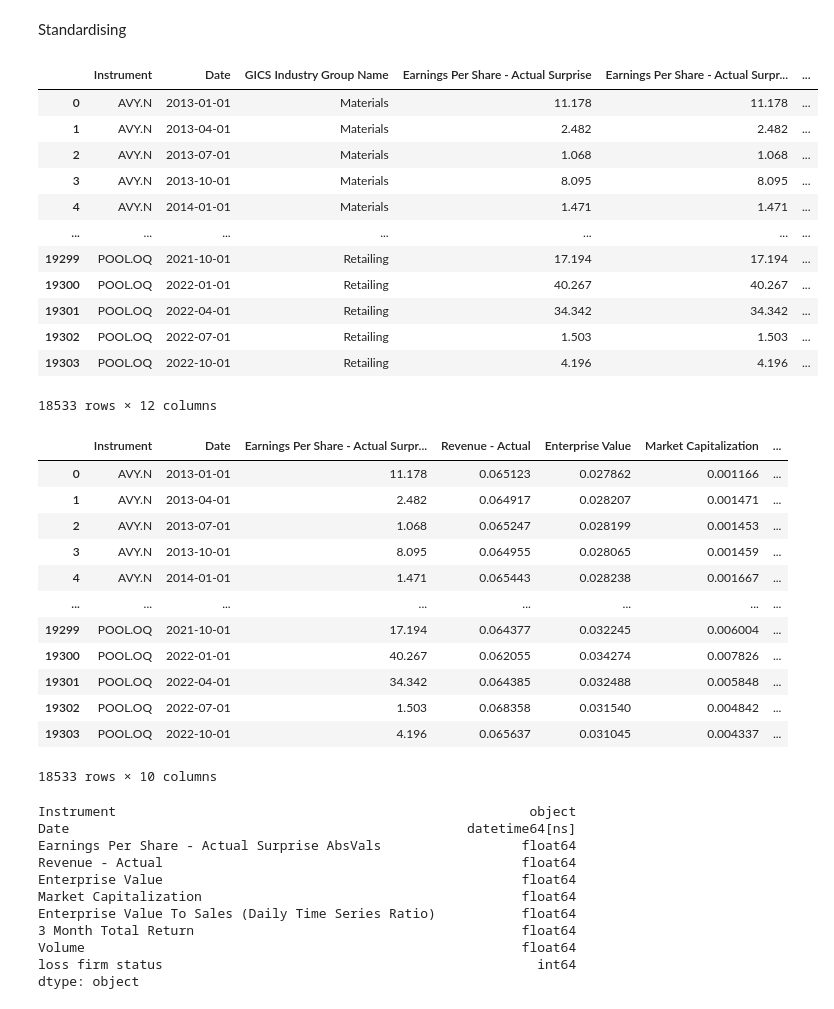
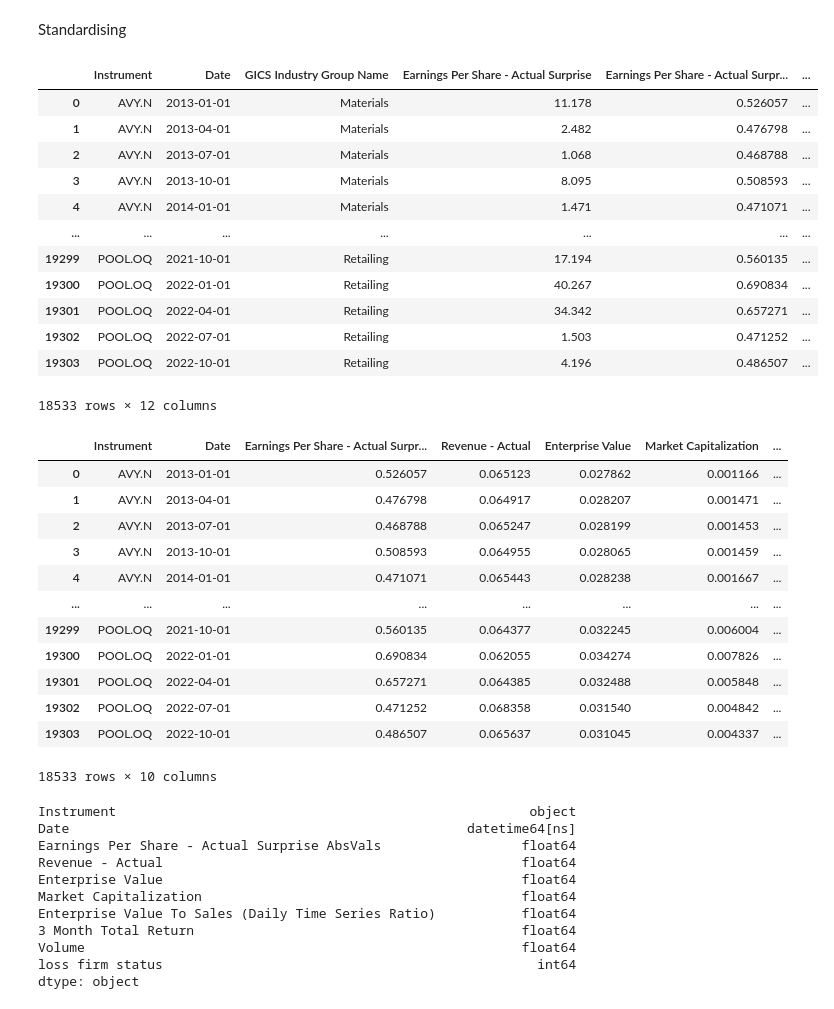
Before and after one commit to yummypugs/GSFM_AnalystForecasts, a Jupyter notebook: 3.5.0_XGBoost.ipynb, the cells around one changed output. Drawn from its saved outputs; the diff is of its cells as text; code cells hidden in the pictures.

```diff
--- a/3.5.0_XGBoost.ipynb
+++ b/3.5.0_XGBoost.ipynb
@@ -86,28 +86,28 @@ df_clean
 Standardising
 # %%
 rescale = df_clean
-#rescale["Earnings Per Share - Actual Surprise AbsVals"] = MinMaxScaler().fit_transform(np.array(rescale["Earnings Per Share - Actual Surprise"]).reshape(-1,1))
+rescale["Earnings Per Share - Actual Surprise AbsVals"] = MinMaxScaler().fit_transform(np.array(rescale["Earnings Per Share - Actual Surprise"]).reshape(-1,1))
 rescale["Revenue - Actual"] = MinMaxScaler().fit_transform(np.array(rescale["Revenue - Actual"]).reshape(-1,1))
 rescale["Enterprise Value"] = MinMaxScaler().fit_transform(np.array(rescale["Enterprise Value"]).reshape(-1,1))
 rescale["Market Capitalization"] = MinMaxScaler().fit_transform(np.array(rescale["Market Capitalization"]).reshape(-1,1))
 rescale["Enterprise Value To Sales (Daily Time Series Ratio)"] = MinMaxScaler().fit_transform(np.array(rescale["Enterprise Value To Sales (Daily Time Series Ratio)"]).reshape(-1,1))
 rescale["3 Month Total Return"] = MinMaxScaler().fit_transform(np.array(rescale["3 Month Total Return"]).reshape(-1,1))
 rescale["Volume"] = MinMaxScaler().fit_transform(np.array(rescale["Volume"]).reshape(-1,1))
 df_clean = rescale
 df_clean
 # %% [output]
 |  | Instrument | Date | GICS Industry Group Name | Earnings Per Share - Actual Surprise | Earnings Per Share - Actual Surpr... | ... |
-| 0 | AVY.N | 2013-01-01 | Materials | 11.178 | 11.178 | ... |
-| 1 | AVY.N | 2013-04-01 | Materials | 2.482 | 2.482 | ... |
-| 2 | AVY.N | 2013-07-01 | Materials | 1.068 | 1.068 | ... |
-| 3 | AVY.N | 2013-10-01 | Materials | 8.095 | 8.095 | ... |
-| 4 | AVY.N | 2014-01-01 | Materials | 1.471 | 1.471 | ... |
+| 0 | AVY.N | 2013-01-01 | Materials | 11.178 | 0.526057 | ... |
+| 1 | AVY.N | 2013-04-01 | Materials | 2.482 | 0.476798 | ... |
+| 2 | AVY.N | 2013-07-01 | Materials | 1.068 | 0.468788 | ... |
+| 3 | AVY.N | 2013-10-01 | Materials | 8.095 | 0.508593 | ... |
+| 4 | AVY.N | 2014-01-01 | Materials | 1.471 | 0.471071 | ... |
 | ... | ... | ... | ... | ... | ... | ... |
-| 19299 | POOL.OQ | 2021-10-01 | Retailing | 17.194 | 17.194 | ... |
-| 19300 | POOL.OQ | 2022-01-01 | Retailing | 40.267 | 40.267 | ... |
-| 19301 | POOL.OQ | 2022-04-01 | Retailing | 34.342 | 34.342 | ... |
-| 19302 | POOL.OQ | 2022-07-01 | Retailing | 1.503 | 1.503 | ... |
-| 19303 | POOL.OQ | 2022-10-01 | Retailing | 4.196 | 4.196 | ... |
+| 19299 | POOL.OQ | 2021-10-01 | Retailing | 17.194 | 0.560135 | ... |
+| 19300 | POOL.OQ | 2022-01-01 | Retailing | 40.267 | 0.690834 | ... |
+| 19301 | POOL.OQ | 2022-04-01 | Retailing | 34.342 | 0.657271 | ... |
+| 19302 | POOL.OQ | 2022-07-01 | Retailing | 1.503 | 0.471252 | ... |
+| 19303 | POOL.OQ | 2022-10-01 | Retailing | 4.196 | 0.486507 | ... |
 18533 rows × 12 columns
 # %%
 # df_clean['Instrument'] = df_clean['Instrument'].astype('category')
@@ -122,17 +122,17 @@ df_clean =df_clean.drop("Earnings Per Share - Actual Surprise", axis=1)
 df_clean
 # %% [output]
 |  | Instrument | Date | Earnings Per Share - Actual Surpr... | Revenue - Actual | Enterprise Value | Market Capitalization | ... |
-| 0 | AVY.N | 2013-01-01 | 11.178 | 0.065123 | 0.027862 | 0.001166 | ... |
-| 1 | AVY.N | 2013-04-01 | 2.482 | 0.064917 | 0.028207 | 0.001471 | ... |
-| 2 | AVY.N | 2013-07-01 | 1.068 | 0.065247 | 0.028199 | 0.001453 | ... |
-| 3 | AVY.N | 2013-10-01 | 8.095 | 0.064955 | 0.028065 | 0.001459 | ... |
-| 4 | AVY.N | 2014-01-01 | 1.471 | 0.065443 | 0.028238 | 0.001667 | ... |
+| 0 | AVY.N | 2013-01-01 | 0.526057 | 0.065123 | 0.027862 | 0.001166 | ... |
+| 1 | AVY.N | 2013-04-01 | 0.476798 | 0.064917 | 0.028207 | 0.001471 | ... |
+| 2 | AVY.N | 2013-07-01 | 0.468788 | 0.065247 | 0.028199 | 0.001453 | ... |
+| 3 | AVY.N | 2013-10-01 | 0.508593 | 0.064955 | 0.028065 | 0.001459 | ... |
+| 4 | AVY.N | 2014-01-01 | 0.471071 | 0.065443 | 0.028238 | 0.001667 | ... |
 | ... | ... | ... | ... | ... | ... | ... | ... |
-| 19299 | POOL.OQ | 2021-10-01 | 17.194 | 0.064377 | 0.032245 | 0.006004 | ... |
-| 19300 | POOL.OQ | 2022-01-01 | 40.267 | 0.062055 | 0.034274 | 0.007826 | ... |
-| 19301 | POOL.OQ | 2022-04-01 | 34.342 | 0.064385 | 0.032488 | 0.005848 | ... |
-| 19302 | POOL.OQ | 2022-07-01 | 1.503 | 0.068358 | 0.031540 | 0.004842 | ... |
-| 19303 | POOL.OQ | 2022-10-01 | 4.196 | 0.065637 | 0.031045 | 0.004337 | ... |
+| 19299 | POOL.OQ | 2021-10-01 | 0.560135 | 0.064377 | 0.032245 | 0.006004 | ... |
+| 19300 | POOL.OQ | 2022-01-01 | 0.690834 | 0.062055 | 0.034274 | 0.007826 | ... |
+| 19301 | POOL.OQ | 2022-04-01 | 0.657271 | 0.064385 | 0.032488 | 0.005848 | ... |
+| 19302 | POOL.OQ | 2022-07-01 | 0.471252 | 0.068358 | 0.031540 | 0.004842 | ... |
+| 19303 | POOL.OQ | 2022-10-01 | 0.486507 | 0.065637 | 0.031045 | 0.004337 | ... |
 18533 rows × 10 columns
 # %%
 df_clean.dtypes
```
Also changed, not shown: parts of 2 cells of this notebook.
